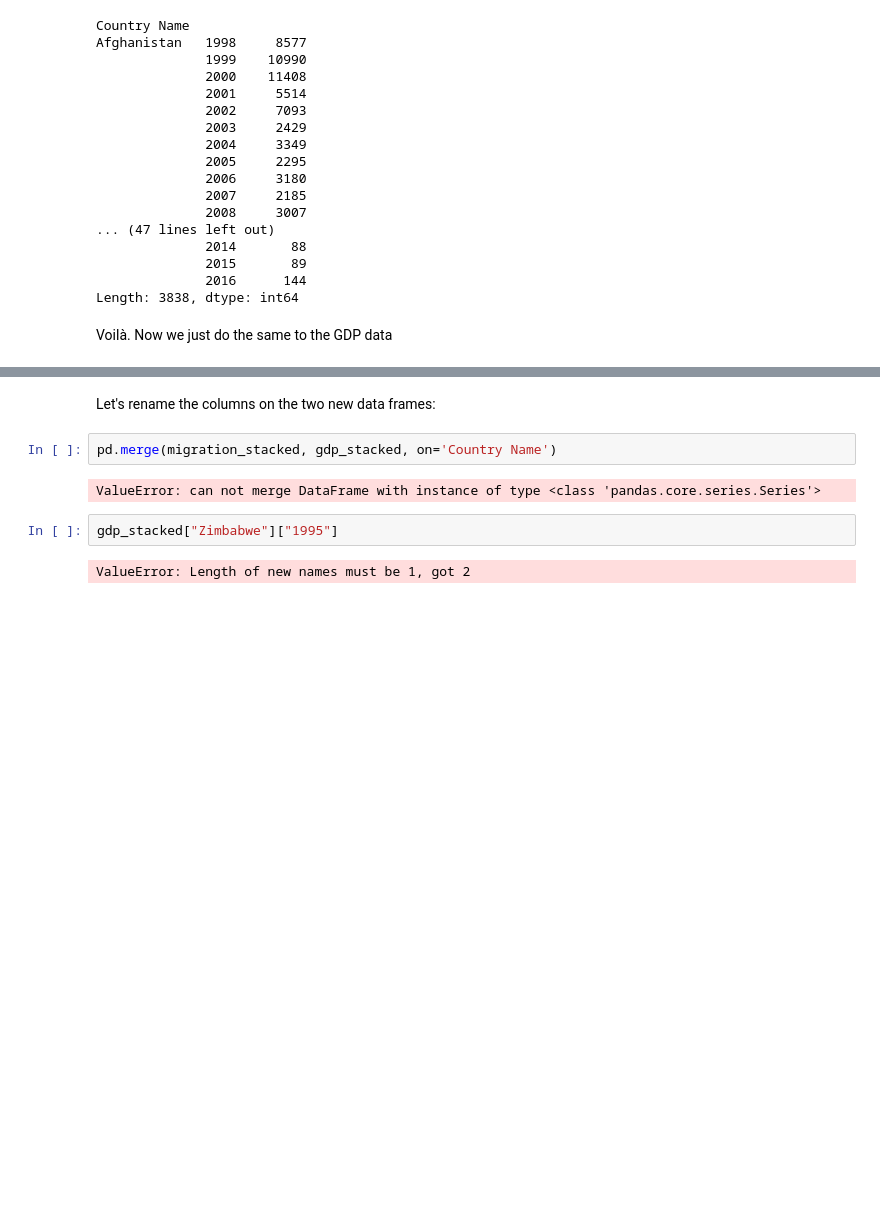
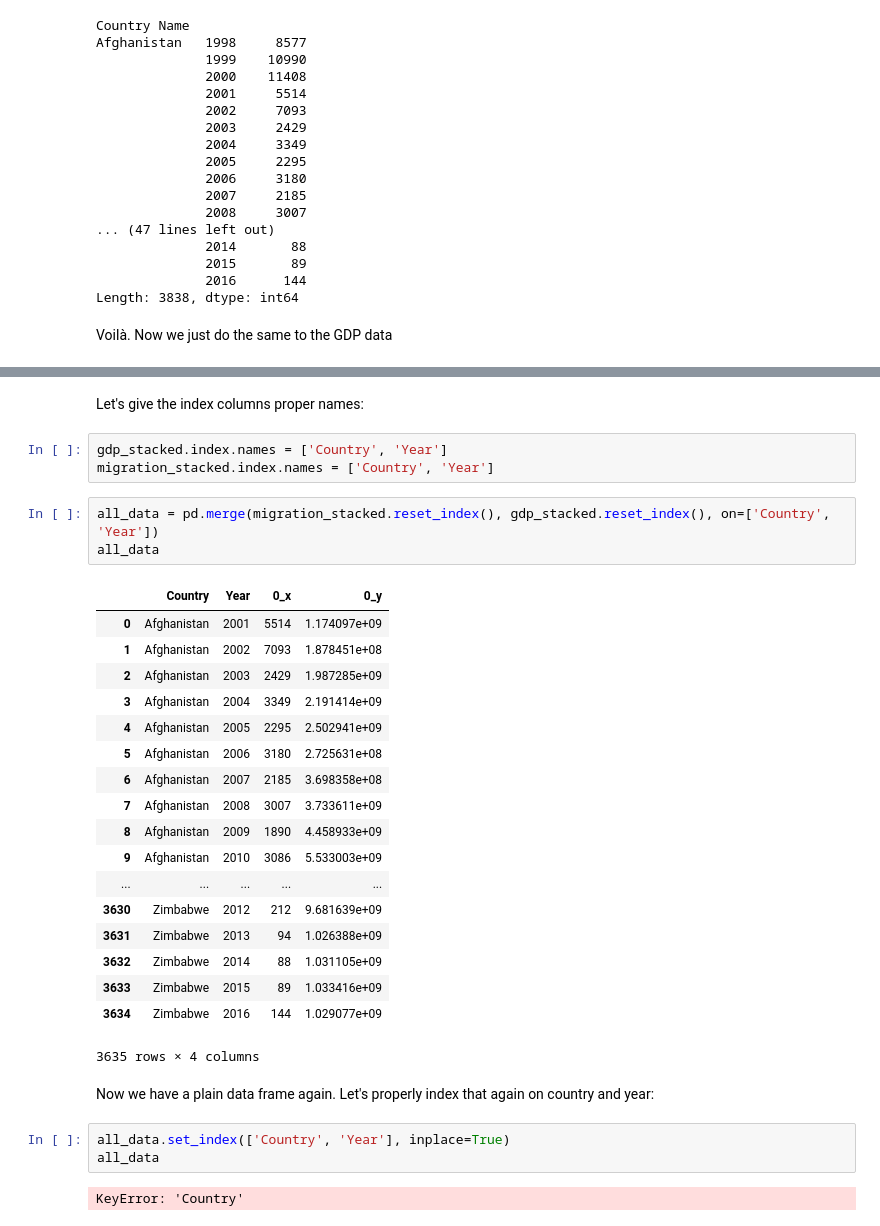
Before and after one commit to crstn/MigrationDataAnalysis, a Jupyter notebook: Migration data analysis.ipynb, the cells around one changed output, grey strips where cells are left out. Saved outputs shown, nothing was run; the diff lists cells and outputs as text; blank space fills up the shorter version.

```diff
--- a/Migration data analysis.ipynb
+++ b/Migration data analysis.ipynb
@@ -232,10 +248,34 @@ dtype('float64')
-# %% [markdown]
-Let's rename the columns on the two new data frames:
+# %% [markdown]
+Let's give the index columns proper names:
+# %%
+gdp_stacked.index.names = ['Country', 'Year']
+migration_stacked.index.names = ['Country', 'Year']
 # %%
-pd.merge(migration_stacked, gdp_stacked, on='Country Name')
+all_data = pd.merge(migration_stacked.reset_index(), gdp_stacked.reset_index(), on=['Country', 'Year'])
+all_data
 # %% [output]
+|  | Country | Year | 0_x | 0_y |
+| 0 | Afghanistan | 2001 | 5514 | 1.174097e+09 |
+| 1 | Afghanistan | 2002 | 7093 | 1.878451e+08 |
+| 2 | Afghanistan | 2003 | 2429 | 1.987285e+09 |
+| 3 | Afghanistan | 2004 | 3349 | 2.191414e+09 |
+| 4 | Afghanistan | 2005 | 2295 | 2.502941e+09 |
+| 5 | Afghanistan | 2006 | 3180 | 2.725631e+08 |
+| 6 | Afghanistan | 2007 | 2185 | 3.698358e+08 |
+| 7 | Afghanistan | 2008 | 3007 | 3.733611e+09 |
+| 8 | Afghanistan | 2009 | 1890 | 4.458933e+09 |
+| 9 | Afghanistan | 2010 | 3086 | 5.533003e+09 |
+| ... | ... | ... | ... | ... |
+| 3630 | Zimbabwe | 2012 | 212 | 9.681639e+09 |
+| 3631 | Zimbabwe | 2013 | 94 | 1.026388e+09 |
+| 3632 | Zimbabwe | 2014 | 88 | 1.031105e+09 |
+| 3633 | Zimbabwe | 2015 | 89 | 1.033416e+09 |
+| 3634 | Zimbabwe | 2016 | 144 | 1.029077e+09 |
-ValueError: can not merge DataFrame with instance of type <class 'pandas.core.series.Series'>
+3635 rows × 4 columns
-# %%
-gdp_stacked["Zimbabwe"]["1995"]
-# %% [output]
-ValueError: Length of new names must be 1, got 2
+# %% [markdown]
+Now we have a plain data frame again. Let's properly index that again on country and year:
+# %%
+all_data.set_index(['Country', 'Year'], inplace=True)
+all_data
+# %% [output]
+KeyError: 'Country'
```
Also changed, not shown: parts of 6 cells of this notebook.
